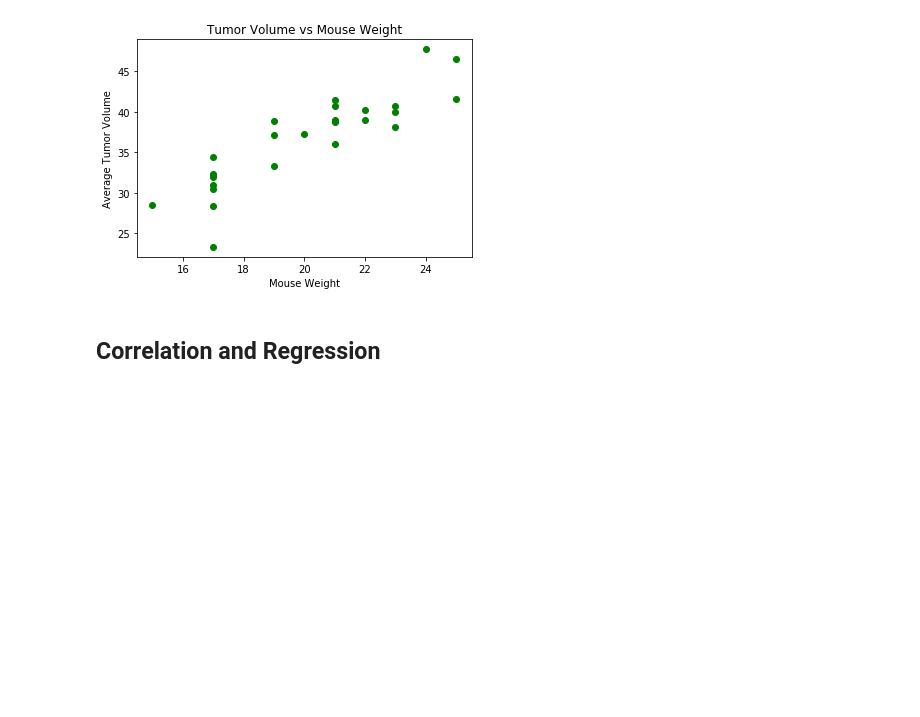
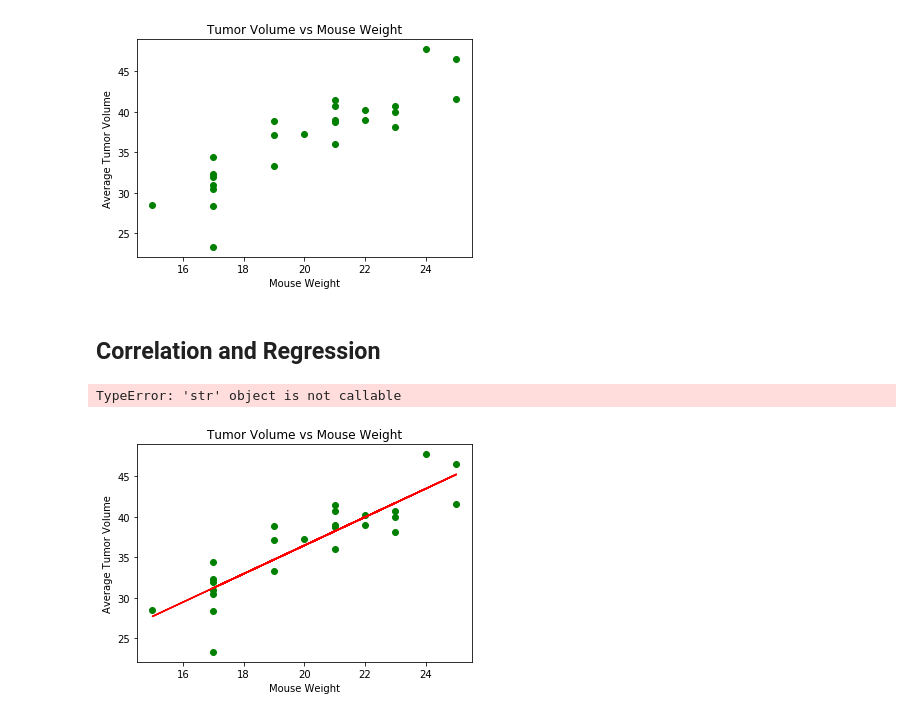
Before and after one commit to gigilynne/MatplotlibChallenge, a Jupyter notebook: pymaceuticals_analysis.ipynb, the cells around one changed output. Saved outputs shown, nothing was run; the diff lists cells and outputs as text; code cells hidden in the pictures; blank space fills up the shorter version.

```diff
--- a/pymaceuticals_analysis.ipynb
+++ b/pymaceuticals_analysis.ipynb
@@ -596,20 +597,25 @@ plt.show()
 # %% [markdown]
 ## Correlation and Regression
 # %%
-# # Calculate the correlation coefficient and linear regression model
-# # for mouse weight and average tumor volume for the Capomulin regimen
-# x_values = m_weight
-# y_values = ave_tum_vol
-# (slope, intercept, rvalue, pvalue, stderr) = linregress (x_values, y_values)
-# regress_values = x_values * slope + intercept
-# line_eq = "y = " + str(round(slope, 2)) + "x + " + str(round(intercept, 2))
-# plt.scatter(x_values, y_values, color = 'green')
-# plt.plot(x_values, regress_values, 'r-')
-# plt.title('Tumor Volume vs Mouse Weight')
-# plt.xlabel('Mouse Weight')
-# plt.ylabel('Average Tumor Volume')
-# plt.annotage(line_eq(15,20),fontsize=15, color=red)
+# Calculate the correlation coefficient and linear regression model
+# for mouse weight and average tumor volume for the Capomulin regimen
+x_values = m_weight
+y_values = ave_tum_vol
 
-# #save image and show plot
-# plt.savefig("Resources/scatter_regress.png")
-# plt.show()
+(slope, intercept, rvalue, pvalue, stderr) = linregress(x_values, y_values)
+
+regress_values = x_values * slope + intercept
+line_eq = "y = " + str(round(slope,2)) + "x + " + str(round(intercept,2))
+plt.scatter(x_values,y_values, color = 'green')
+plt.plot(x_values, regress_values, 'r-')
+plt.title('Tumor Volume vs Mouse Weight')
+plt.xlabel('Mouse Weight')
+plt.ylabel('Average Tumor Volume')
+plt.annotate(line_eq(15,20),fontsize=15, color=red)
+
+#save image and show plot
+plt.savefig("Resources/scatter_regress.png")
+plt.show()
+# %% [output]
+TypeError: 'str' object is not callable
+[figure, added]
```
Also changed, not shown: parts of 1 cell of this notebook.
